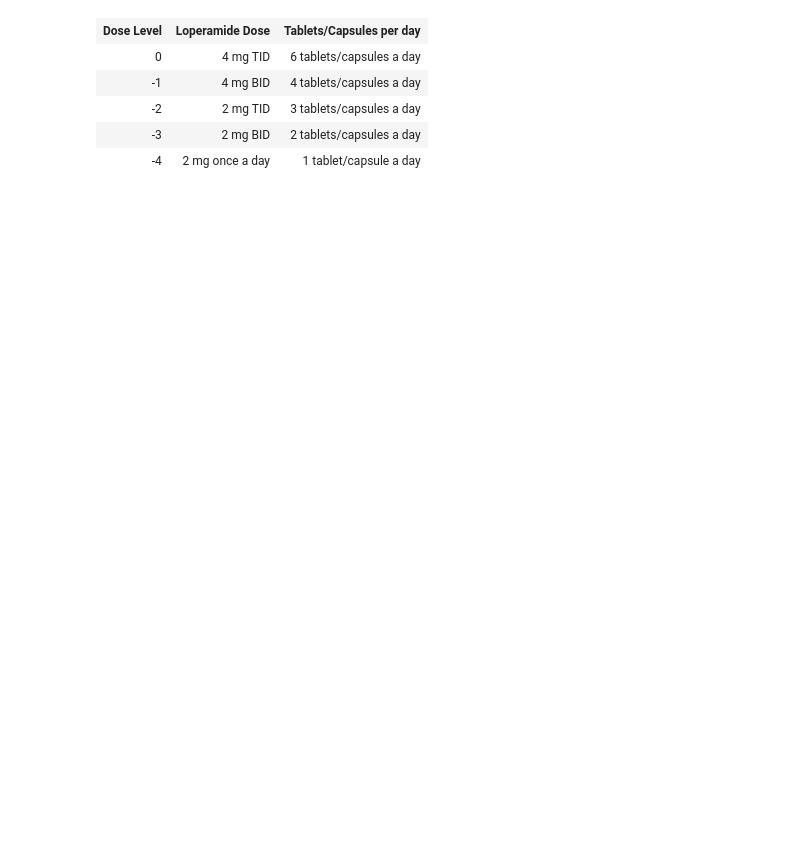
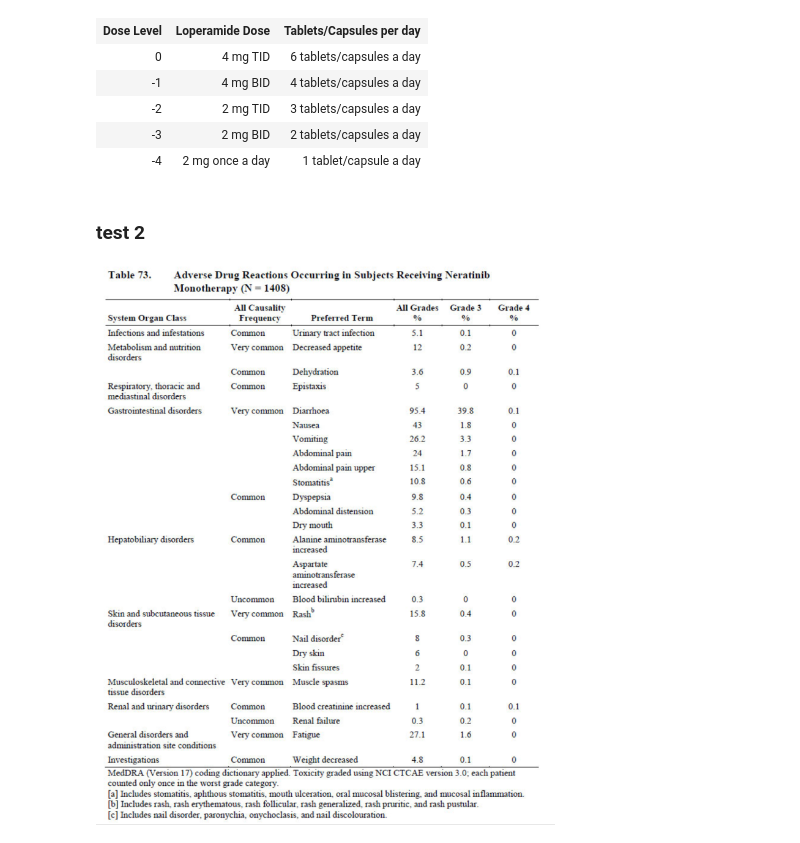
Before and after one commit to AksChougule/GenAI-projects, a Jupyter notebook: unstructured-library/unstructured-extraction-capabilities.ipynb, the cells around one changed output. Drawn from its saved outputs; the diff is of its cells as text; code cells hidden in the pictures; blank space fills up the shorter version.

```diff
--- a/unstructured-library/unstructured-extraction-capabilities.ipynb
+++ b/unstructured-library/unstructured-extraction-capabilities.ipynb
@@ -122,6 +129,12 @@ IPython.display.HTML(elements[228].metadata.text_as_html)
 | -2 | 2 mg TID | 3 tablets/capsules a day |
 | -3 | 2 mg BID | 2 tablets/capsules a day |
 | -4 | 2 mg once a day | 1 tablet/capsule a day |
+# %% [markdown]
+### test 2
+# %%
+display.Image(f"{root}/study_protocol_images/protocol_002_img02_page29.png")
+# %% [output]
+[figure, added]
 # %%
 # page 29
 IPython.display.HTML(elements[371].metadata.text_as_html)
```
Also changed, not shown: parts of 5 cells of this notebook.
